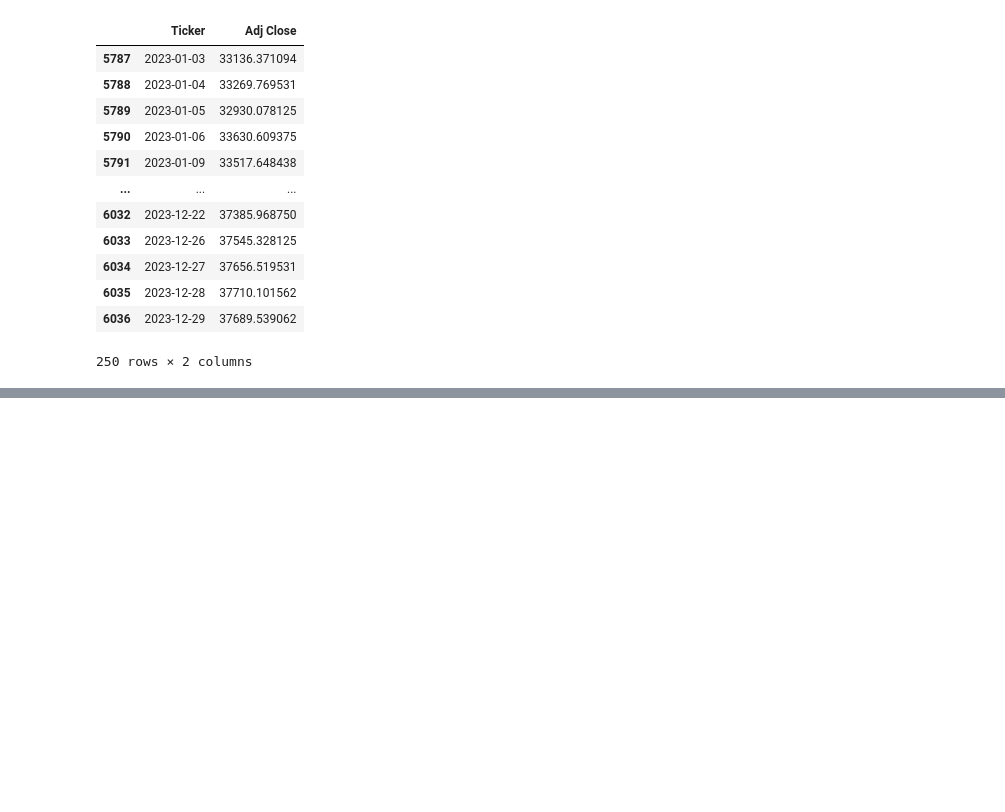
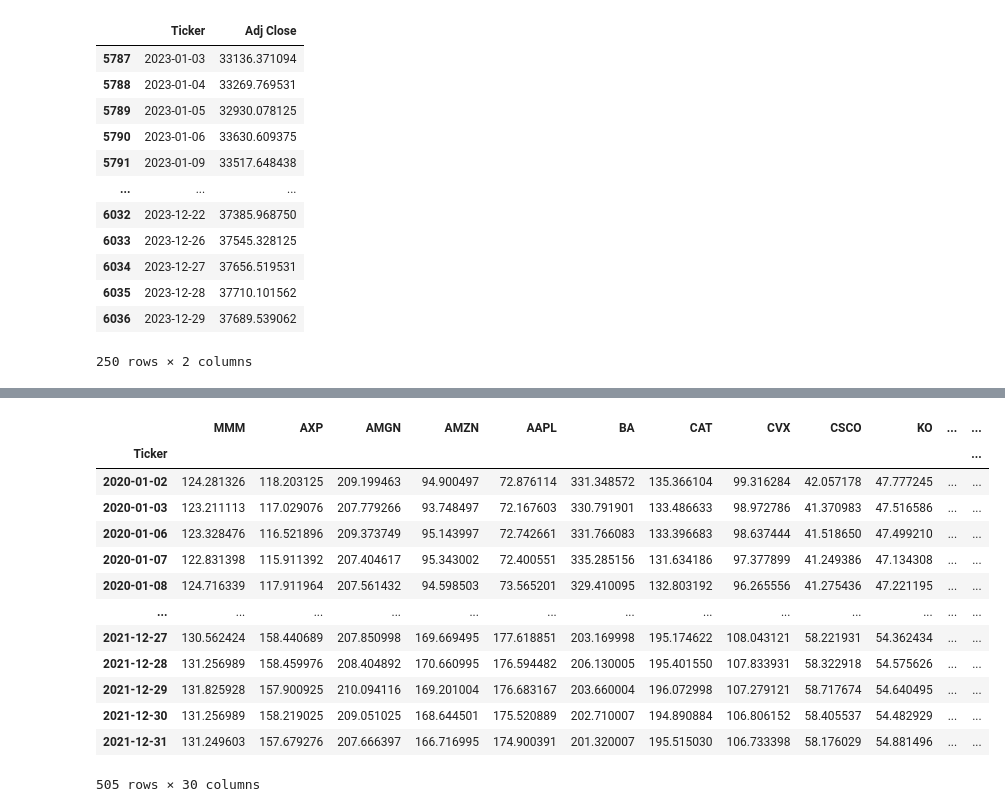
Before and after one commit to PaulaPerazzo/Deep-Gym-Trading, a Jupyter notebook: djones.ipynb, the cells around one changed output, grey strips where cells are left out. Cells and saved outputs as stored; diff of their text form; code cells hidden in the pictures; blank space fills up the shorter version.

```diff
--- a/djones.ipynb
+++ b/djones.ipynb
@@ -516,0 +561,20 @@ data_2023
+# %%
+# pandemic (2020 - 2021)
+pandemic_data = data[(data.index.year >= 2020) & (data.index.year <= 2021)]
+pandemic_data.to_csv("./data/dji_pandemic.csv")
+pandemic_data
+# %% [output]
+|  | MMM | AXP | AMGN | AMZN | AAPL | BA | CAT | CVX | CSCO | KO | ... | ... |
+| Ticker |  |  |  |  |  |  |  |  |  |  |  | ... |
+| 2020-01-02 | 124.281326 | 118.203125 | 209.199463 | 94.900497 | 72.876114 | 331.348572 | 135.366104 | 99.316284 | 42.057178 | 47.777245 | ... | ... |
+| 2020-01-03 | 123.211113 | 117.029076 | 207.779266 | 93.748497 | 72.167603 | 330.791901 | 133.486633 | 98.972786 | 41.370983 | 47.516586 | ... | ... |
+| 2020-01-06 | 123.328476 | 116.521896 | 209.373749 | 95.143997 | 72.742661 | 331.766083 | 133.396683 | 98.637444 | 41.518650 | 47.499210 | ... | ... |
+| 2020-01-07 | 122.831398 | 115.911392 | 207.404617 | 95.343002 | 72.400551 | 335.285156 | 131.634186 | 97.377899 | 41.249386 | 47.134308 | ... | ... |
+| 2020-01-08 | 124.716339 | 117.911964 | 207.561432 | 94.598503 | 73.565201 | 329.410095 | 132.803192 | 96.265556 | 41.275436 | 47.221195 | ... | ... |
+| ... | ... | ... | ... | ... | ... | ... | ... | ... | ... | ... | ... | ... |
+| 2021-12-27 | 130.562424 | 158.440689 | 207.850998 | 169.669495 | 177.618851 | 203.169998 | 195.174622 | 108.043121 | 58.221931 | 54.362434 | ... | ... |
+| 2021-12-28 | 131.256989 | 158.459976 | 208.404892 | 170.660995 | 176.594482 | 206.130005 | 195.401550 | 107.833931 | 58.322918 | 54.575626 | ... | ... |
+| 2021-12-29 | 131.825928 | 157.900925 | 210.094116 | 169.201004 | 176.683167 | 203.660004 | 196.072998 | 107.279121 | 58.717674 | 54.640495 | ... | ... |
+| 2021-12-30 | 131.256989 | 158.219025 | 209.051025 | 168.644501 | 175.520889 | 202.710007 | 194.890884 | 106.806152 | 58.405537 | 54.482929 | ... | ... |
+| 2021-12-31 | 131.249603 | 157.679276 | 207.666397 | 166.716995 | 174.900391 | 201.320007 | 195.515030 | 106.733398 | 58.176029 | 54.881496 | ... | ... |
+505 rows × 30 columns
```
Also changed, not shown: parts of 7 cells of this notebook, 36 other files.
